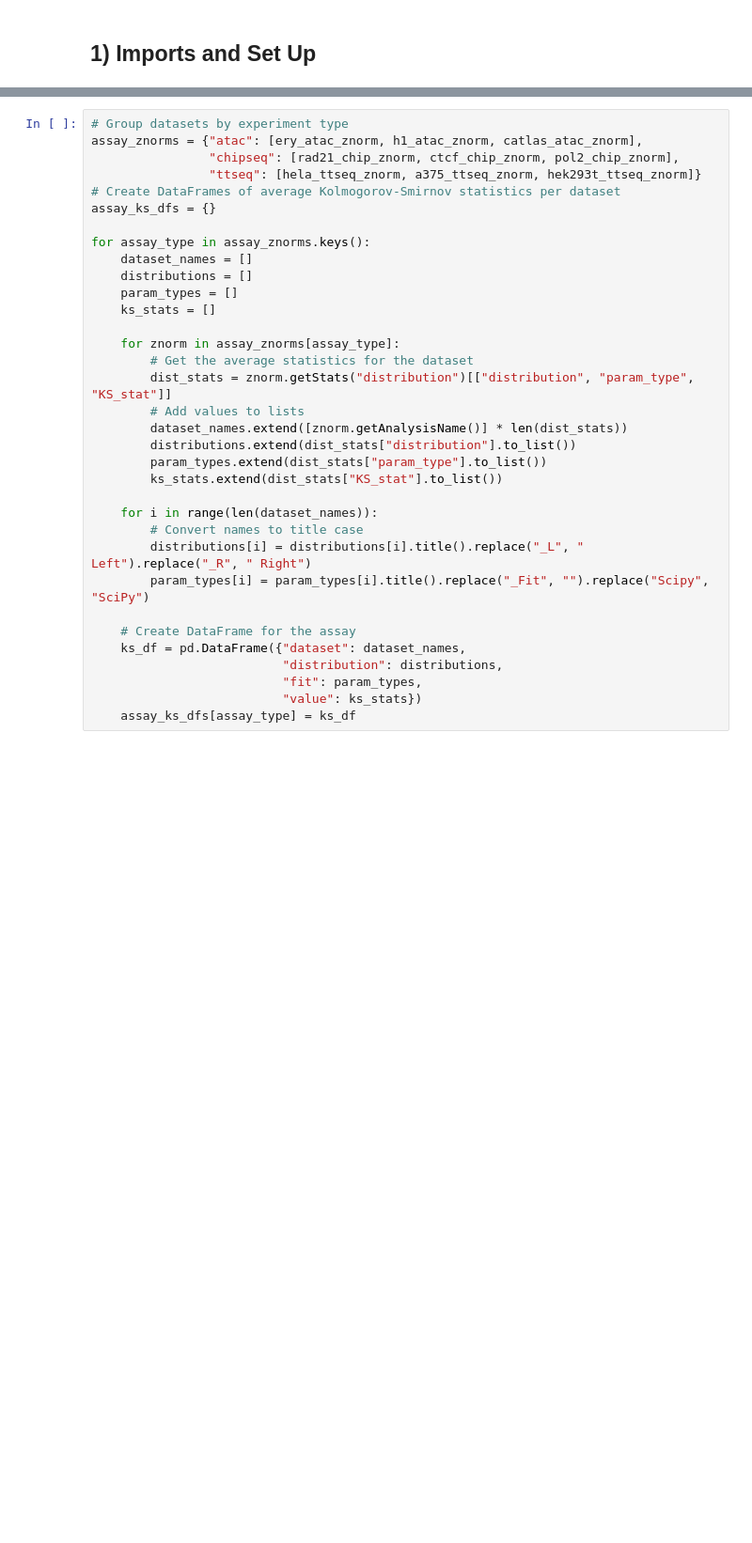
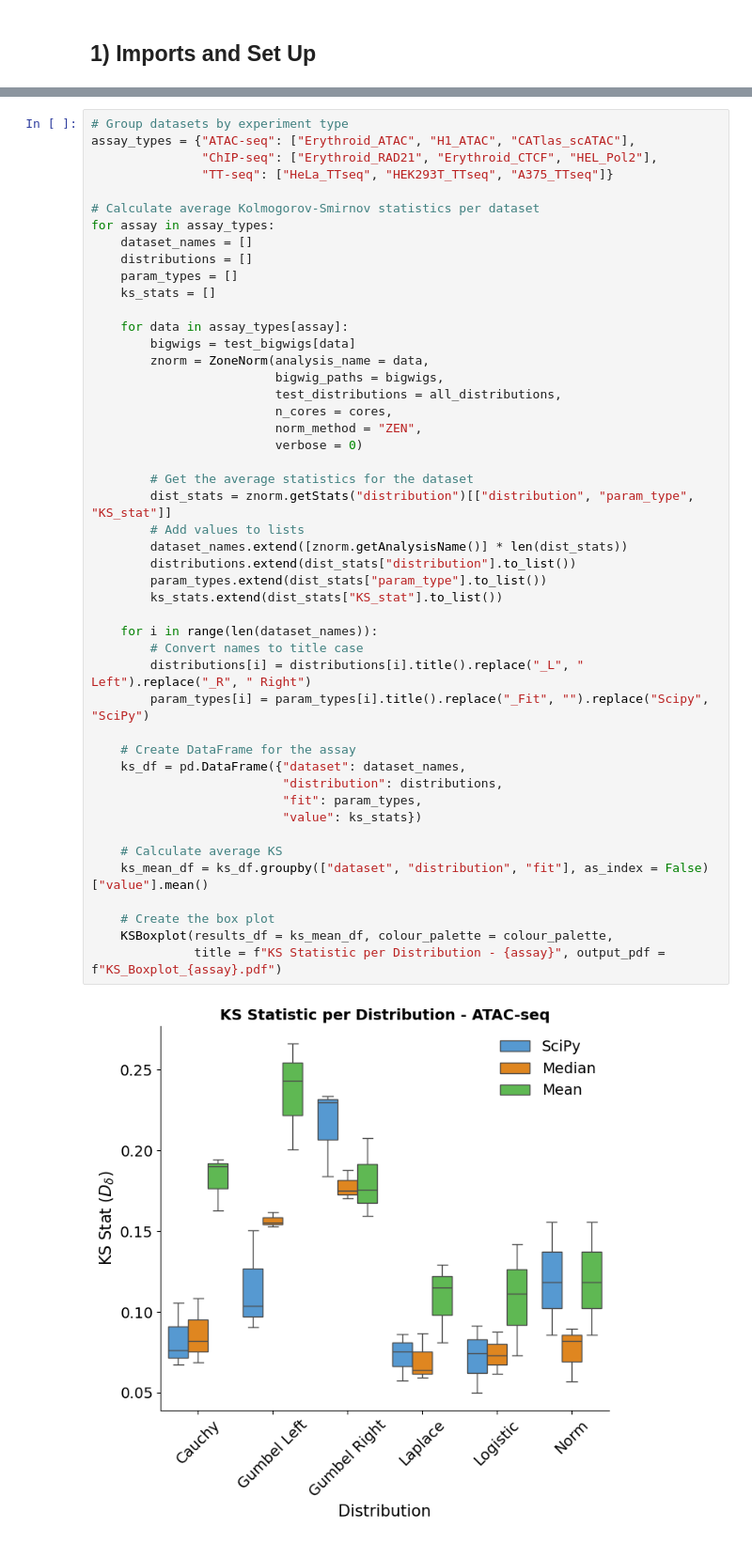
Before and after one commit to Genome-Function-Initiative-Oxford/Zone-Equalisation-Normalisation, a Jupyter notebook: tutorials/supplementary_figures/Supplementary_Figures.ipynb, the cells around one changed output, grey strips where cells are left out. Shown at 94% size. Saved outputs shown, nothing was run; the diff lists cells and outputs as text; blank space fills up the shorter version.

```diff
--- a/tutorials/supplementary_figures/Supplementary_Figures.ipynb
+++ b/tutorials/supplementary_figures/Supplementary_Figures.ipynb
@@ -214,35 +329,50 @@ def KSBoxplot(results_df, colour_palette, title = "KS Statistic per Distribution
     plt.show()
 # %%
 # Group datasets by experiment type
-assay_znorms = {"atac": [ery_atac_znorm, h1_atac_znorm, catlas_atac_znorm],
-                "chipseq": [rad21_chip_znorm, ctcf_chip_znorm, pol2_chip_znorm],
-                "ttseq": [hela_ttseq_znorm, a375_ttseq_znorm, hek293t_ttseq_znorm]}
-# Create DataFrames of average Kolmogorov-Smirnov statistics per dataset
-assay_ks_dfs = {}
+assay_types = {"ATAC-seq": ["Erythroid_ATAC", "H1_ATAC", "CATlas_scATAC"],
+               "ChIP-seq": ["Erythroid_RAD21", "Erythroid_CTCF", "HEL_Pol2"],
+               "TT-seq": ["HeLa_TTseq", "HEK293T_TTseq", "A375_TTseq"]}
 
-for assay_type in assay_znorms.keys():
+# Calculate average Kolmogorov-Smirnov statistics per dataset
+for assay in assay_types:
     dataset_names = []
     distributions = []
     param_types = []
     ks_stats = []
 
-    for znorm in assay_znorms[assay_type]:
+    for data in assay_types[assay]:
+        bigwigs = test_bigwigs[data]
+        znorm = ZoneNorm(analysis_name = data,
+                         bigwig_paths = bigwigs,
+                         test_distributions = all_distributions,
+                         n_cores = cores,
+                         norm_method = "ZEN",
+                         verbose = 0)
+
         # Get the average statistics for the dataset
         dist_stats = znorm.getStats("distribution")[["distribution", "param_type", "KS_stat"]]
         # Add values to lists
         dataset_names.extend([znorm.getAnalysisName()] * len(dist_stats))
         distributions.extend(dist_stats["distribution"].to_list())
         param_types.extend(dist_stats["param_type"].to_list())
         ks_stats.extend(dist_stats["KS_stat"].to_list())
 
     for i in range(len(dataset_names)):
         # Convert names to title case
         distributions[i] = distributions[i].title().replace("_L", " Left").replace("_R", " Right")
         param_types[i] = param_types[i].title().replace("_Fit", "").replace("Scipy", "SciPy")
 
     # Create DataFrame for the assay
     ks_df = pd.DataFrame({"dataset": dataset_names,
                           "distribution": distributions,
                           "fit": param_types,
                           "value": ks_stats})
-    assay_ks_dfs[assay_type] = ks_df
+
+    # Calculate average KS
+    ks_mean_df = ks_df.groupby(["dataset", "distribution", "fit"], as_index = False)["value"].mean()
+
+    # Create the box plot
+    KSBoxplot(results_df = ks_mean_df, colour_palette = colour_palette,
+              title = f"KS Statistic per Distribution - {assay}", output_pdf = f"KS_Boxplot_{assay}.pdf")
+# %% [output]
+[figure, added]
```
Also changed, not shown: parts of 64 cells of this notebook, 25 other files.
